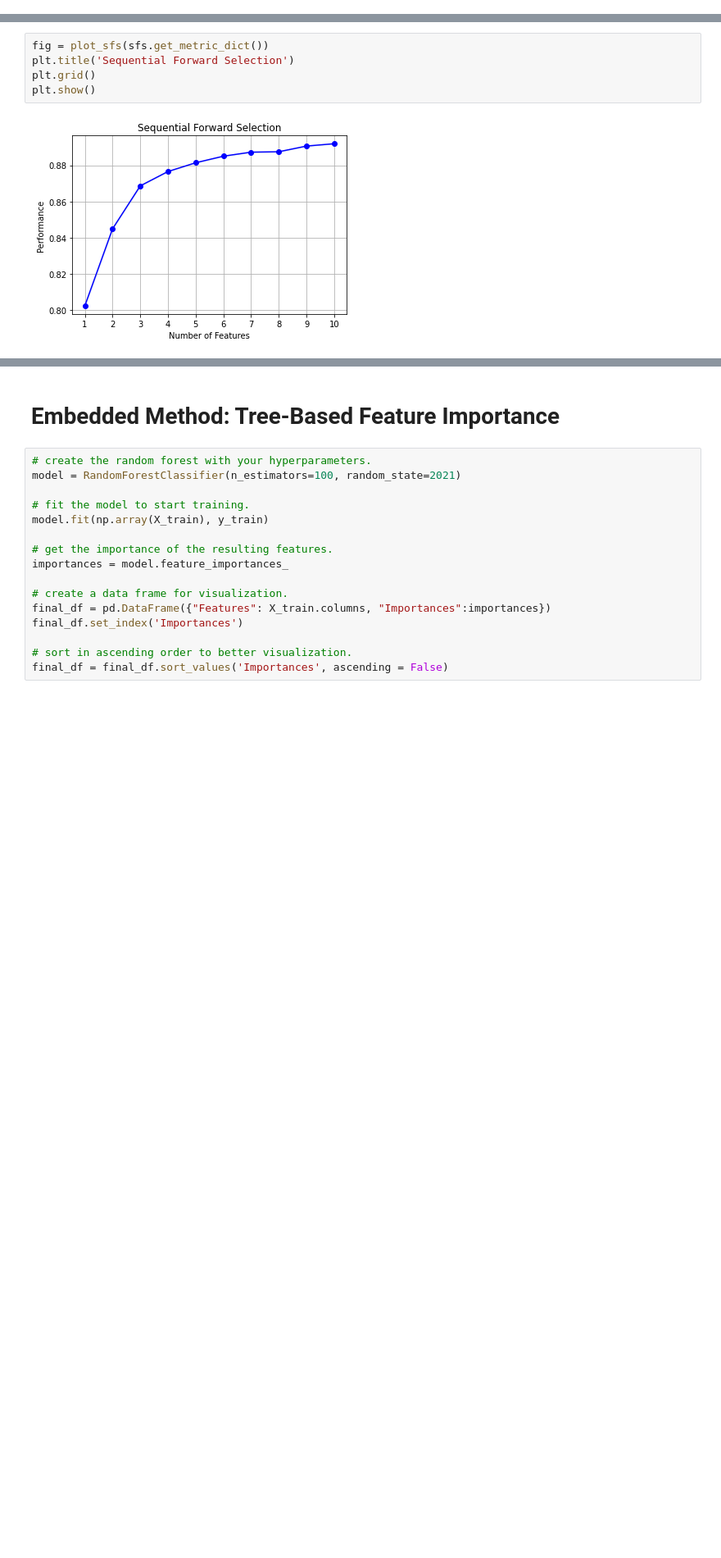
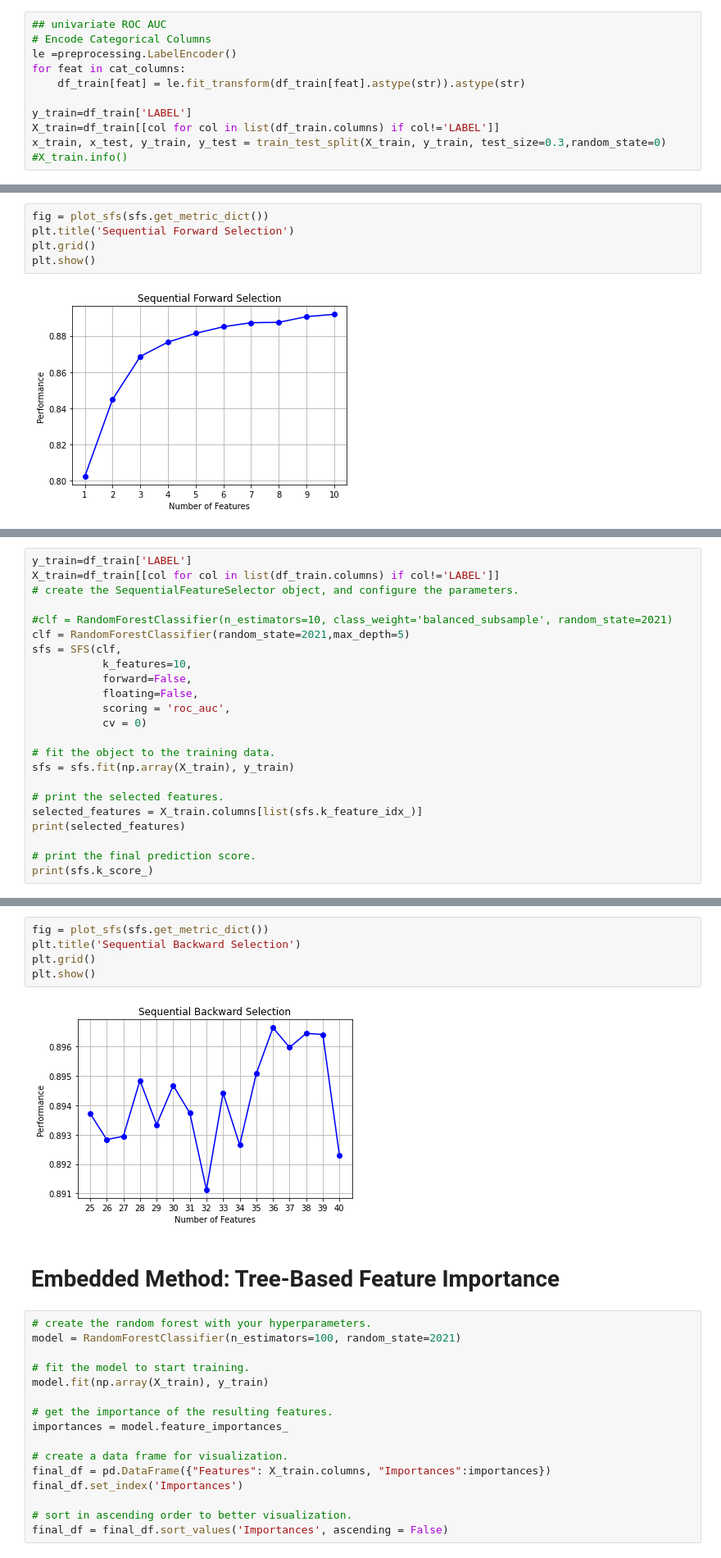
Before and after one commit to JimenaBaripatti/FeatureEngineering, a Jupyter notebook: Fire_Feature_Selection.ipynb, the cells around one changed output, grey strips where cells are left out. Shown at 82% size. Drawn from its saved outputs; the diff is of its cells as text; blank space fills up the shorter version.

```diff
--- a/Fire_Feature_Selection.ipynb
+++ b/Fire_Feature_Selection.ipynb
@@ -299,0 +394,11 @@ No categorical variables to drop
+# %%
+## univariate ROC AUC
+# Encode Categorical Columns
+le =preprocessing.LabelEncoder()
+for feat in cat_columns:
+    df_train[feat] = le.fit_transform(df_train[feat].astype(str)).astype(str)
+
+y_train=df_train['LABEL']
+X_train=df_train[[col for col in list(df_train.columns) if col!='LABEL']]
+x_train, x_test, y_train, y_test = train_test_split(X_train, y_train, test_size=0.3,random_state=0)
+#X_train.info()
@@ -402,0 +544,23 @@ plt.show()
+# %%
+y_train=df_train['LABEL']
+X_train=df_train[[col for col in list(df_train.columns) if col!='LABEL']]
+# create the SequentialFeatureSelector object, and configure the parameters.
+
+#clf = RandomForestClassifier(n_estimators=10, class_weight='balanced_subsample', random_state=2021)
+clf = RandomForestClassifier(random_state=2021,max_depth=5)
+sfs = SFS(clf,
+           k_features=10,
+           forward=False,
+           floating=False,
+           scoring = 'roc_auc',
+           cv = 0)
+
+# fit the object to the training data.
+sfs = sfs.fit(np.array(X_train), y_train)
+
+# print the selected features.
+selected_features = X_train.columns[list(sfs.k_feature_idx_)]
+print(selected_features)
+
+# print the final prediction score.
+print(sfs.k_score_)
@@ -403,3 +579,10 @@ plt.show()
+# %%
+fig = plot_sfs(sfs.get_metric_dict())
+plt.title('Sequential Backward Selection')
+plt.grid()
+plt.show()
+# %% [output]
+[figure, added]
 # %% [markdown]
 # Embedded Method: Tree-Based Feature Importance
 # %%
```
Also changed, not shown: parts of 23 cells of this notebook.
